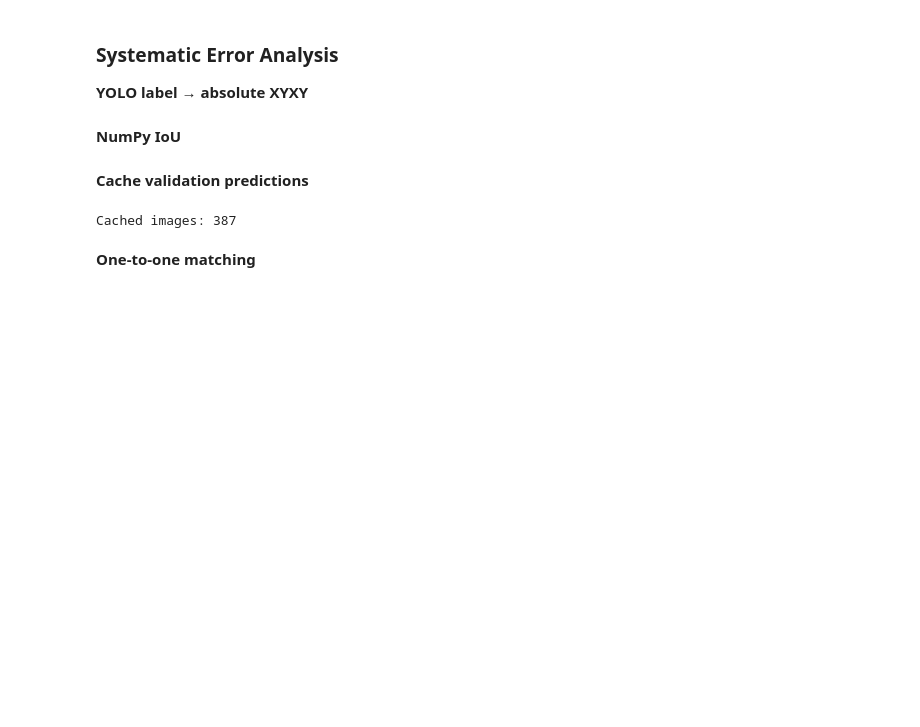
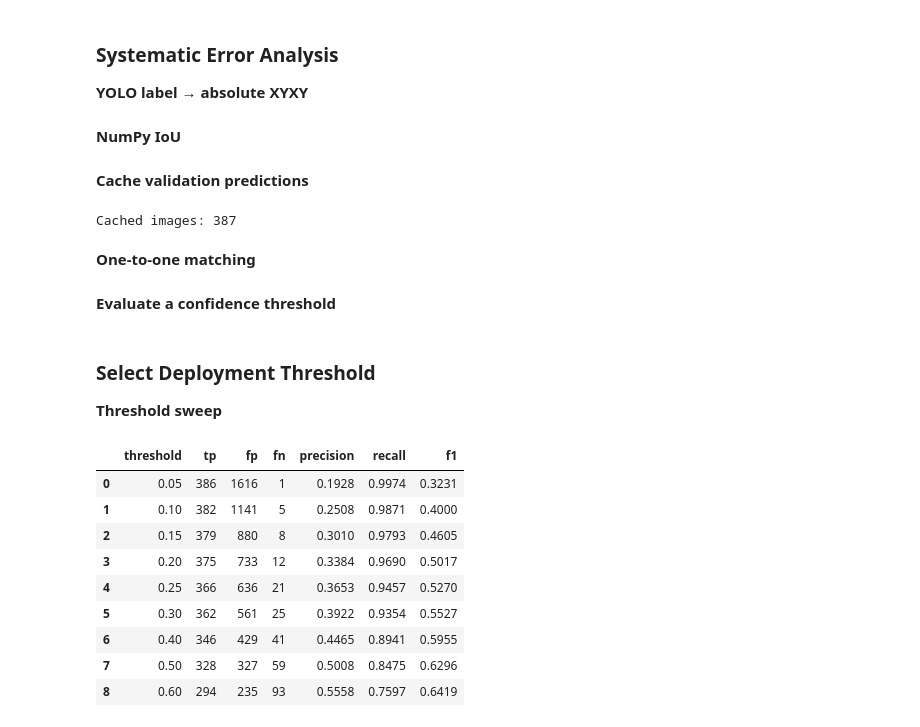
Before and after one commit to mdmohsin212/modern-vision-multimodal-lab, a Jupyter notebook: Vision/01_object_detection/notebooks/error_analysis_video_onnx_exam.ipynb, the cells around one changed output. Cells and saved outputs as stored; diff of their text form; code cells hidden in the pictures; blank space fills up the shorter version.

```diff
--- a/Vision/01_object_detection/notebooks/error_analysis_video_onnx_exam.ipynb
+++ b/Vision/01_object_detection/notebooks/error_analysis_video_onnx_exam.ipynb
@@ -380 +365,3 @@ def match_image(item, confidence_threshold, iou_threshold=0.50):
     }
+# %% [markdown]
+**Evaluate a confidence threshold**
@@ -380,0 +427,36 @@ def match_image(item, confidence_threshold, iou_threshold=0.50):
+# %% [markdown]
+### Select Deployment Threshold
+
+**Threshold sweep**
+# %%
+CONFIDENCE_THRESHOLDS = [0.05, 0.10, 0.15, 0.20, 0.25, 0.30, 0.40, 0.50, 0.60]
+
+threshold_rows = []
+
+for threshold in CONFIDENCE_THRESHOLDS:
+    evaluation = evaluate_threshold(confidence_threshold=threshold, iou_threshold=0.50)
+
+    threshold_rows.append({
+        "threshold": threshold,
+        "tp": evaluation["tp"],
+        "fp": evaluation["fp"],
+        "fn": evaluation["fn"],
+        "precision": evaluation["precision"],
+        "recall": evaluation["recall"],
+        "f1": evaluation["f1"],
+    })
+
+
+threshold_dataframe = pd.DataFrame(threshold_rows)
+display(threshold_dataframe.round(4))
+# %% [output]
+|  | threshold | tp | fp | fn | precision | recall | f1 |
+| 0 | 0.05 | 386 | 1616 | 1 | 0.1928 | 0.9974 | 0.3231 |
+| 1 | 0.10 | 382 | 1141 | 5 | 0.2508 | 0.9871 | 0.4000 |
+| 2 | 0.15 | 379 | 880 | 8 | 0.3010 | 0.9793 | 0.4605 |
+| 3 | 0.20 | 375 | 733 | 12 | 0.3384 | 0.9690 | 0.5017 |
+| 4 | 0.25 | 366 | 636 | 21 | 0.3653 | 0.9457 | 0.5270 |
+| 5 | 0.30 | 362 | 561 | 25 | 0.3922 | 0.9354 | 0.5527 |
+| 6 | 0.40 | 346 | 429 | 41 | 0.4465 | 0.8941 | 0.5955 |
+| 7 | 0.50 | 328 | 327 | 59 | 0.5008 | 0.8475 | 0.6296 |
+| 8 | 0.60 | 294 | 235 | 93 | 0.5558 | 0.7597 | 0.6419 |
```
Also changed, not shown: parts of 10 cells of this notebook.
